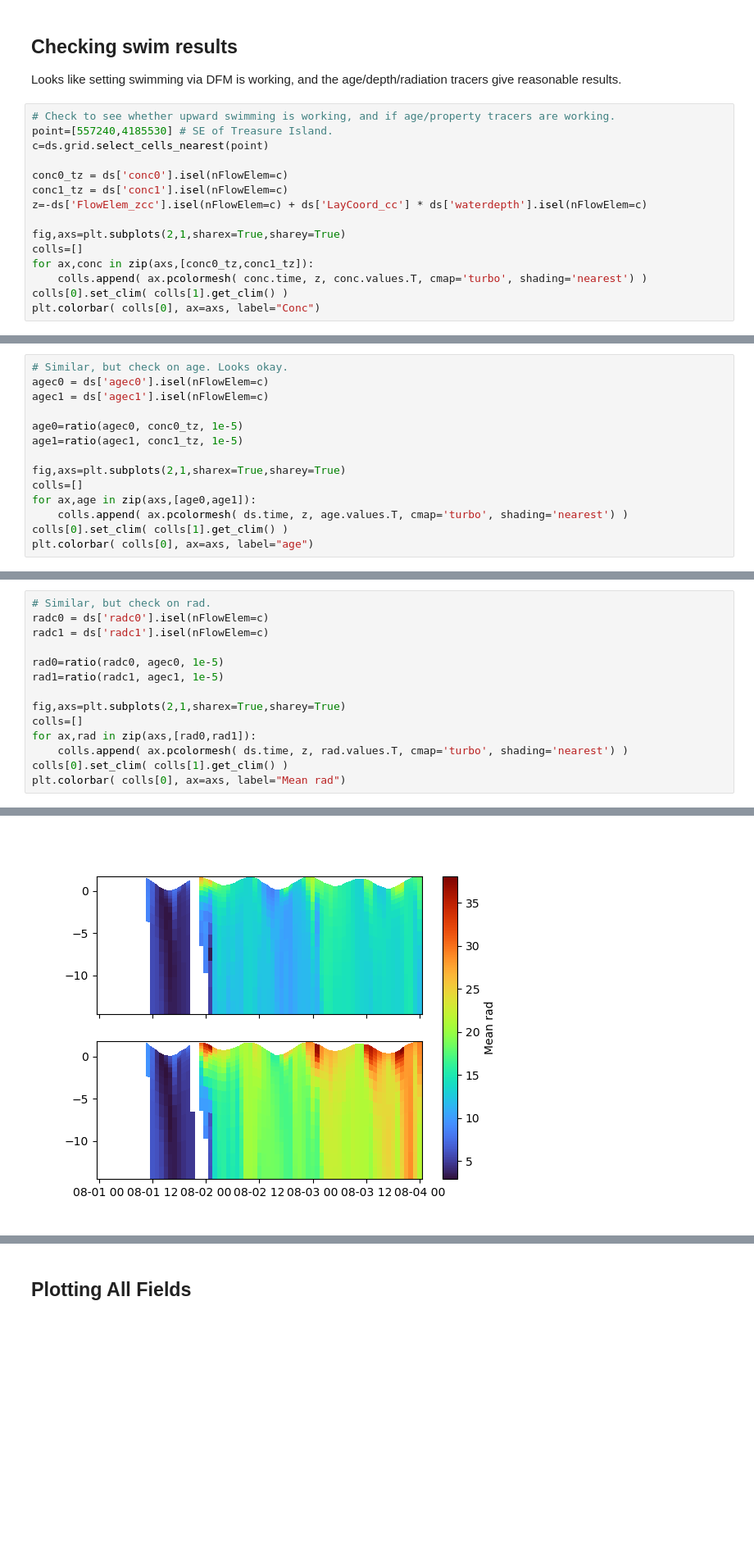
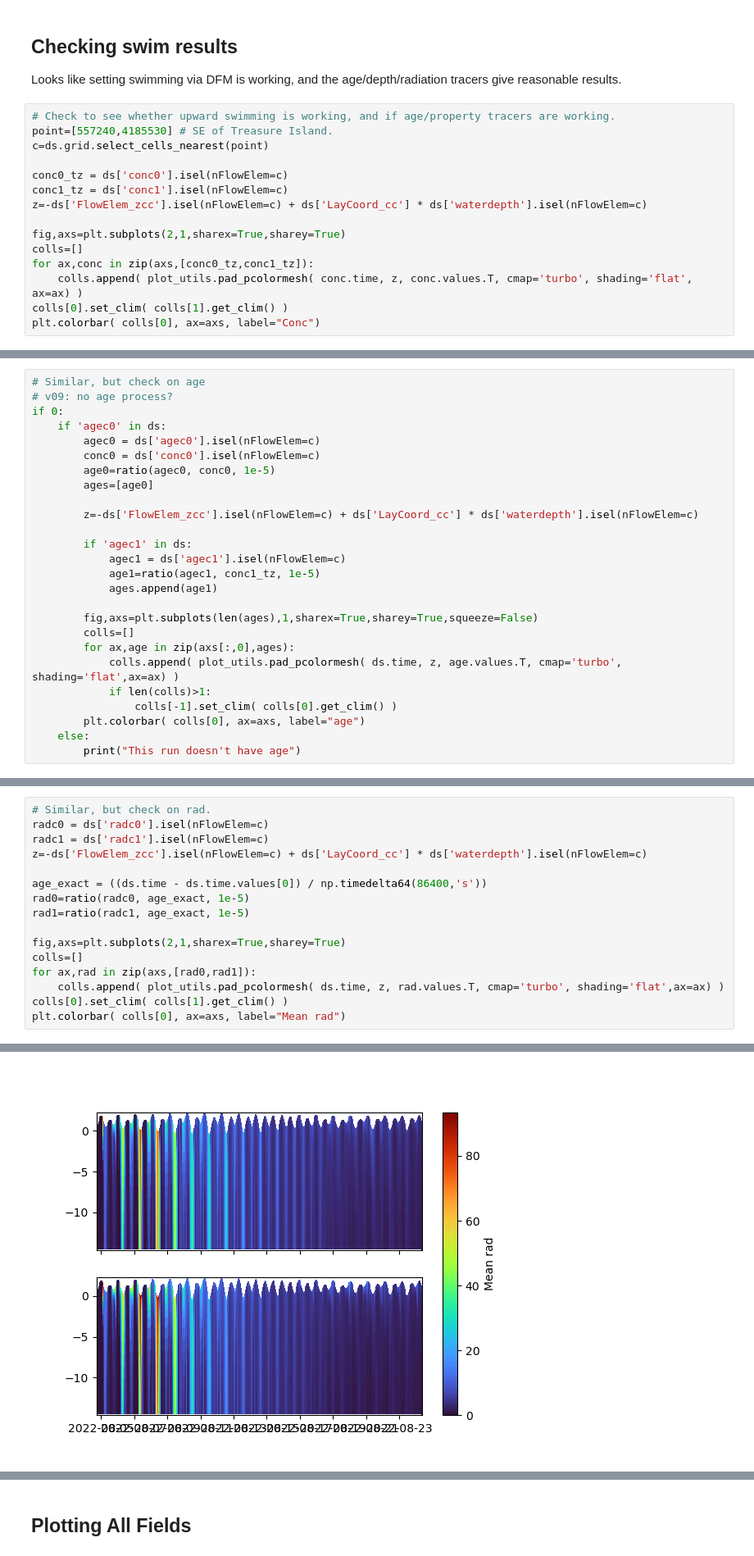
Before and after one commit to rustychris/wy2022_bloom, a Jupyter notebook: plot_dfm_bloom_tracers_v01.ipynb, the cells around one changed output, grey strips where cells are left out. Shown at 82% size. Drawn from its saved outputs; the diff is of its cells as text; blank space fills up the shorter version.

```diff
--- a/plot_dfm_bloom_tracers_v01.ipynb
+++ b/plot_dfm_bloom_tracers_v01.ipynb
@@ -84,7 +99,7 @@ z=-ds['FlowElem_zcc'].isel(nFlowElem=c) + ds['LayCoord_cc'] * ds['waterdepth'].i
 fig,axs=plt.subplots(2,1,sharex=True,sharey=True)
 colls=[]
 for ax,conc in zip(axs,[conc0_tz,conc1_tz]):
-    colls.append( ax.pcolormesh( conc.time, z, conc.values.T, cmap='turbo', shading='nearest') )
+    colls.append( plot_utils.pad_pcolormesh( conc.time, z, conc.values.T, cmap='turbo', shading='flat', ax=ax) )
 colls[0].set_clim( colls[1].get_clim() )
 plt.colorbar( colls[0], ax=axs, label="Conc")
 # %% [output]
@@ -93,14 +122,26 @@ plt.colorbar( colls[0], ax=axs, label="Conc")
 # %%
-# Similar, but check on age. Looks okay.
-agec0 = ds['agec0'].isel(nFlowElem=c)
-agec1 = ds['agec1'].isel(nFlowElem=c)
+# Similar, but check on age
+# v09: no age process?
+if 0:
+    if 'agec0' in ds:
+        agec0 = ds['agec0'].isel(nFlowElem=c)
+        conc0 = ds['conc0'].isel(nFlowElem=c)
+        age0=ratio(agec0, conc0, 1e-5)
+        ages=[age0]
 
-age0=ratio(agec0, conc0_tz, 1e-5)
-age1=ratio(agec1, conc1_tz, 1e-5)
+        z=-ds['FlowElem_zcc'].isel(nFlowElem=c) + ds['LayCoord_cc'] * ds['waterdepth'].isel(nFlowElem=c)
 
-fig,axs=plt.subplots(2,1,sharex=True,sharey=True)
-colls=[]
-for ax,age in zip(axs,[age0,age1]):
-    colls.append( ax.pcolormesh( ds.time, z, age.values.T, cmap='turbo', shading='nearest') )
-colls[0].set_clim( colls[1].get_clim() )
-plt.colorbar( colls[0], ax=axs, label="age")
+        if 'agec1' in ds:
+            agec1 = ds['agec1'].isel(nFlowElem=c)
+            age1=ratio(agec1, conc1_tz, 1e-5)
+            ages.append(age1)
+
+        fig,axs=plt.subplots(len(ages),1,sharex=True,sharey=True,squeeze=False)
+        colls=[]
+        for ax,age in zip(axs[:,0],ages):
+            colls.append( plot_utils.pad_pcolormesh( ds.time, z, age.values.T, cmap='turbo', shading='flat',ax=ax) )
+            if len(colls)>1:
+                colls[-1].set_clim( colls[0].get_clim() )
+        plt.colorbar( colls[0], ax=axs, label="age")
+    else:
+        print("This run doesn't have age")
@@ -110,19 +148,21 @@ plt.colorbar( colls[0], ax=axs, label="age")
 # %%
 # Similar, but check on rad.
 radc0 = ds['radc0'].isel(nFlowElem=c)
 radc1 = ds['radc1'].isel(nFlowElem=c)
+z=-ds['FlowElem_zcc'].isel(nFlowElem=c) + ds['LayCoord_cc'] * ds['waterdepth'].isel(nFlowElem=c)
 
-rad0=ratio(radc0, agec0, 1e-5)
-rad1=ratio(radc1, agec1, 1e-5)
+age_exact = ((ds.time - ds.time.values[0]) / np.timedelta64(86400,'s'))
+rad0=ratio(radc0, age_exact, 1e-5)
+rad1=ratio(radc1, age_exact, 1e-5)
 
 fig,axs=plt.subplots(2,1,sharex=True,sharey=True)
 colls=[]
 for ax,rad in zip(axs,[rad0,rad1]):
-    colls.append( ax.pcolormesh( ds.time, z, rad.values.T, cmap='turbo', shading='nearest') )
+    colls.append( plot_utils.pad_pcolormesh( ds.time, z, rad.values.T, cmap='turbo', shading='flat',ax=ax) )
 colls[0].set_clim( colls[1].get_clim() )
 plt.colorbar( colls[0], ax=axs, label="Mean rad")
 # %% [output]
 <matplotlib.colorbar.Colorbar at 0x...>
-[figure, old version]
+[figure, new version]
 # %%
 # Lastly, mean depth
```
Also changed, not shown: parts of 19 cells of this notebook, 5 other files.
